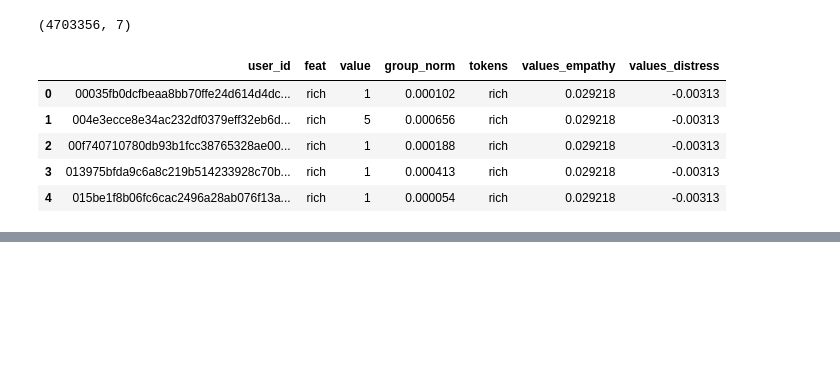
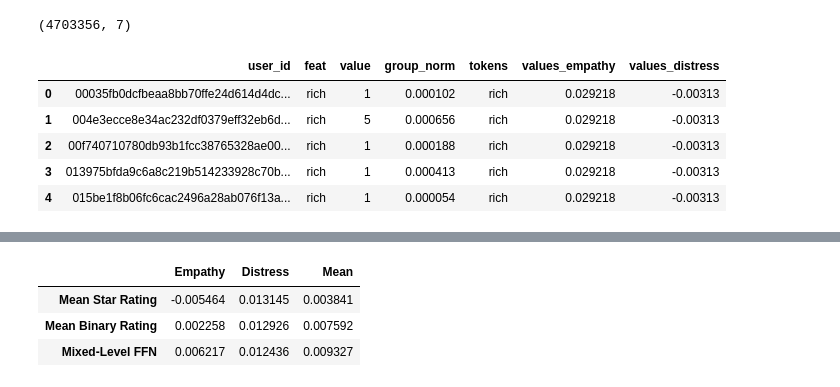
Before and after one commit to yoninachmany/empathy_dictionary, a Jupyter notebook: Empathy Correlations.ipynb, the cells around one changed output, grey strips where cells are left out. Drawn from its saved outputs; the diff is of its cells as text; code cells hidden in the pictures; blank space fills up the shorter version.

```diff
--- a/Empathy Correlations.ipynb
+++ b/Empathy Correlations.ipynb
@@ -371,0 +373,8 @@ correlations_df
+# %%
+correlations_df = correlations_df.drop(['Regression Weights', 'SHAP Values'])
+correlations_df
+# %% [output]
+|  | Empathy | Distress | Mean |
+| Mean Star Rating | -0.005464 | 0.013145 | 0.003841 |
+| Mean Binary Rating | 0.002258 | 0.012926 | 0.007592 |
+| Mixed-Level FFN | 0.006217 | 0.012436 | 0.009327 |
```
Also changed, not shown: parts of 6 cells of this notebook.
